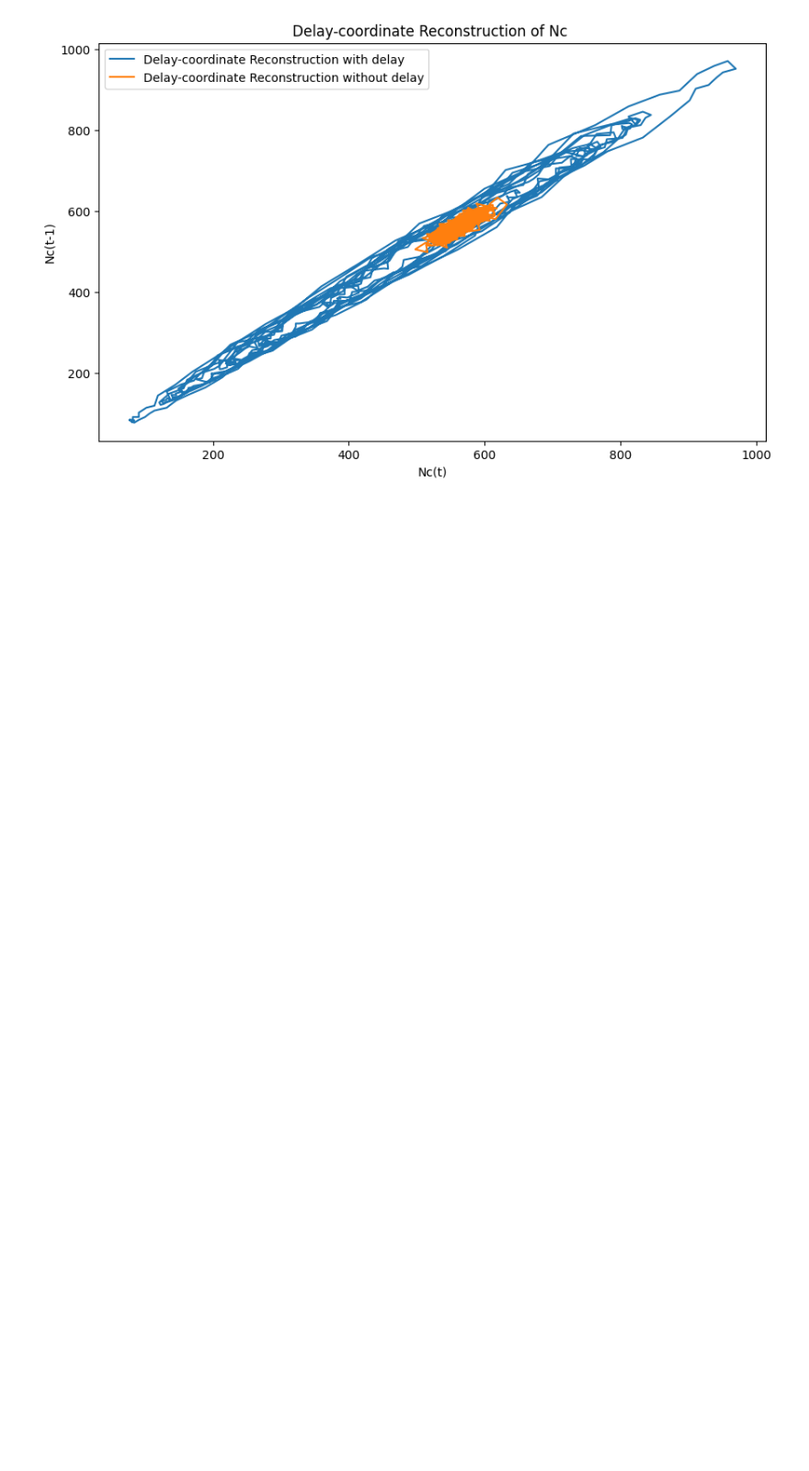
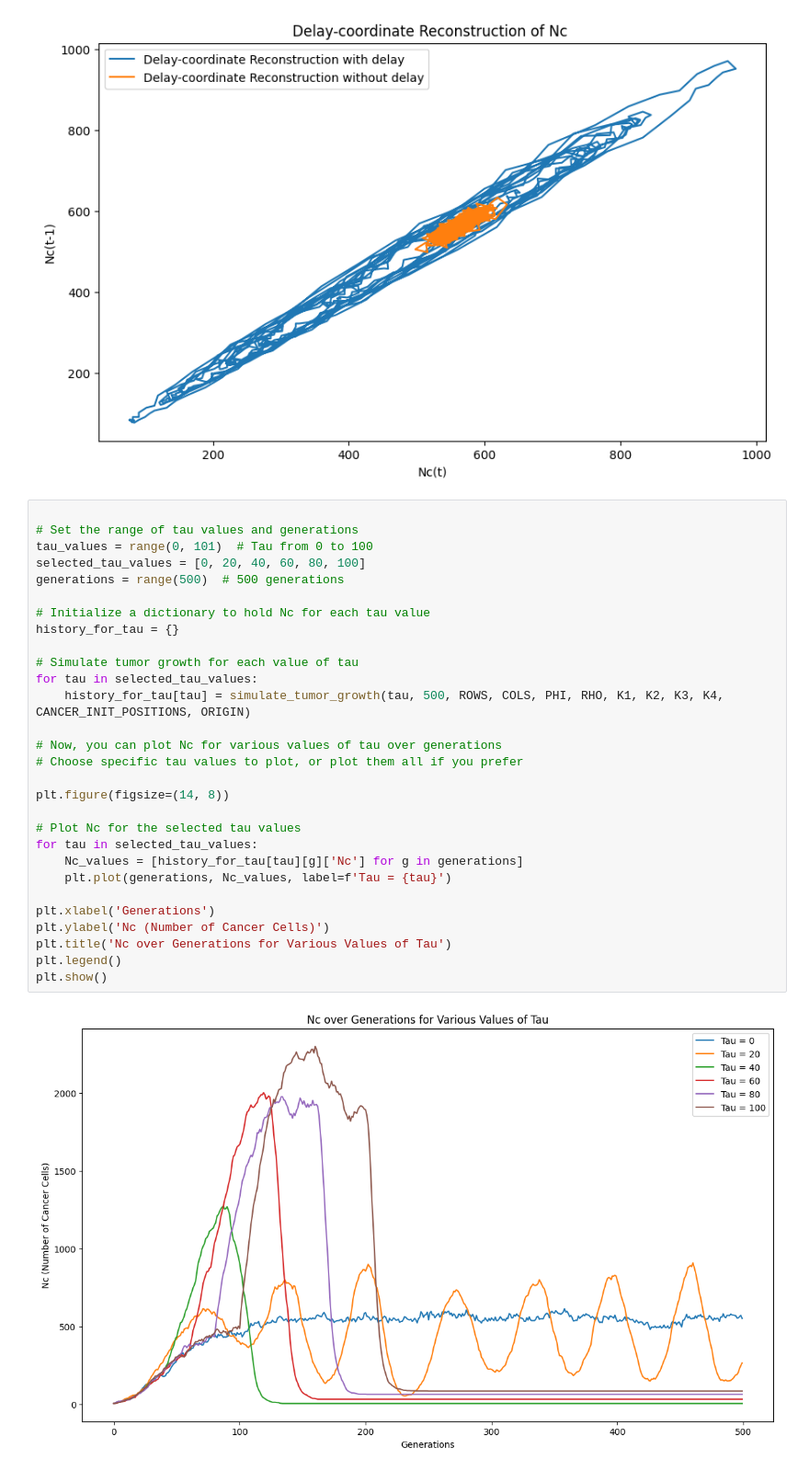
Before and after one commit to shreyaraghavendra/css_group_6, a Jupyter notebook: code/nc_vs_tau.ipynb, the cells around one changed output. Shown: that part at 92% size. Saved outputs shown, nothing was run; the diff lists cells and outputs as text; blank space fills up the shorter version.

```diff
--- a/code/nc_vs_tau.ipynb
+++ b/code/nc_vs_tau.ipynb
@@ -79,3 +79,34 @@ plt.legend()
 plt.show()
 # %% [output]
 [figure]
+# %%
+
+# Set the range of tau values and generations
+tau_values = range(0, 101)  # Tau from 0 to 100
+selected_tau_values = [0, 20, 40, 60, 80, 100]
+generations = range(500)  # 500 generations
+
+# Initialize a dictionary to hold Nc for each tau value
+history_for_tau = {}
+
+# Simulate tumor growth for each value of tau
+for tau in selected_tau_values:
+    history_for_tau[tau] = simulate_tumor_growth(tau, 500, ROWS, COLS, PHI, RHO, K1, K2, K3, K4, CANCER_INIT_POSITIONS, ORIGIN)
+
+# Now, you can plot Nc for various values of tau over generations
+# Choose specific tau values to plot, or plot them all if you prefer
+
+plt.figure(figsize=(14, 8))
+
+# Plot Nc for the selected tau values
+for tau in selected_tau_values:
+    Nc_values = [history_for_tau[tau][g]['Nc'] for g in generations]
+    plt.plot(generations, Nc_values, label=f'Tau = {tau}')
+
+plt.xlabel('Generations')
+plt.ylabel('Nc (Number of Cancer Cells)')
+plt.title('Nc over Generations for Various Values of Tau')
+plt.legend()
+plt.show()
+# %% [output]
+[figure, added]
```
Also changed, not shown: parts of 1 cell of this notebook.
